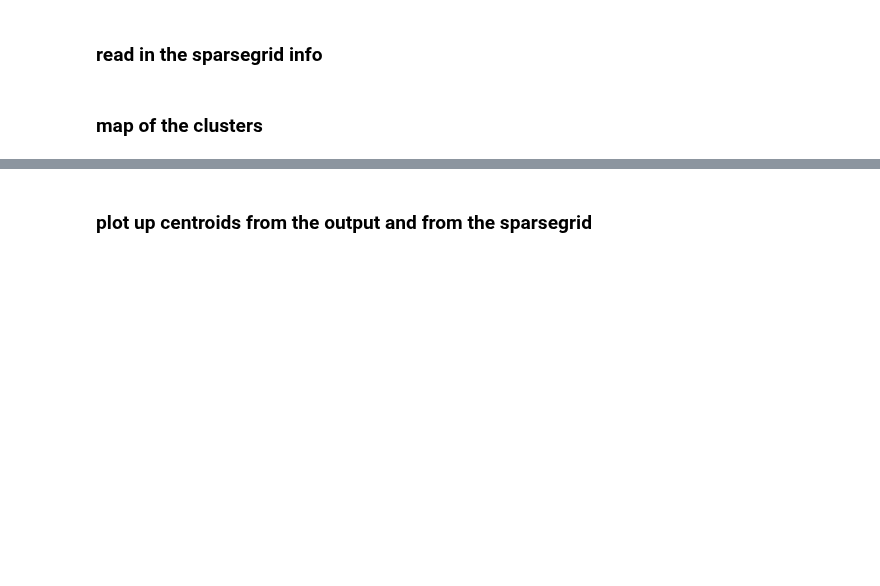
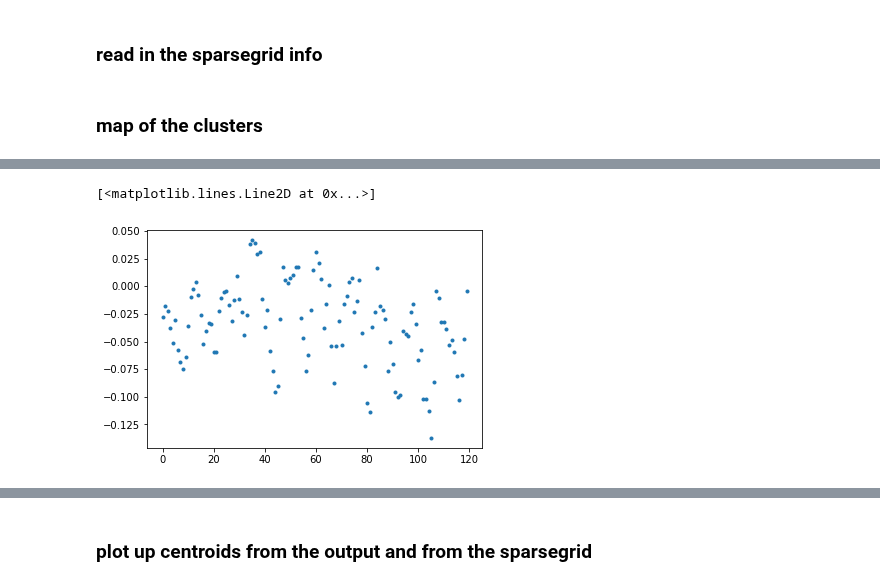
Before and after one commit to djk2120/CLM5PPE, a Jupyter notebook: pyth/sparsegrid.ipynb, the cells around one changed output, grey strips where cells are left out. Saved outputs shown, nothing was run; the diff lists cells and outputs as text; code cells hidden in the pictures; blank space fills up the shorter version.

```diff
--- a/pyth/sparsegrid.ipynb
+++ b/pyth/sparsegrid.ipynb
@@ -23,0 +73,11 @@ ds.cclass.plot()
+# %%
+tmp=xr.open_dataset(files[0])
+la0=tmp.area*tmp.landfrac
+# %%
+def preprocess(ds):
+    dvs=['TLAI','EFLX_LH_TOT']
+    return ds[dvs]
+# %%
+ds=xr.open_mfdataset(files,combine='nested',concat_dim='time',parallel=True,
+                     preprocess=preprocess,decode_times=False)
+ds['time']=xr.cftime_range('2005',periods=120,freq='MS')
@@ -23,0 +142,7 @@ ds.cclass.plot()
+# %%
+x2=1/la0.sum()*(la0*ds.TLAI).sum(dim=['lat','lon']).compute()
+# %%
+plt.plot(x1-x2,'.')
+# %% [output]
+[<matplotlib.lines.Line2D at 0x...>]
+[figure, added]
```
Also changed, not shown: parts of 25 cells of this notebook, 2 other files.
